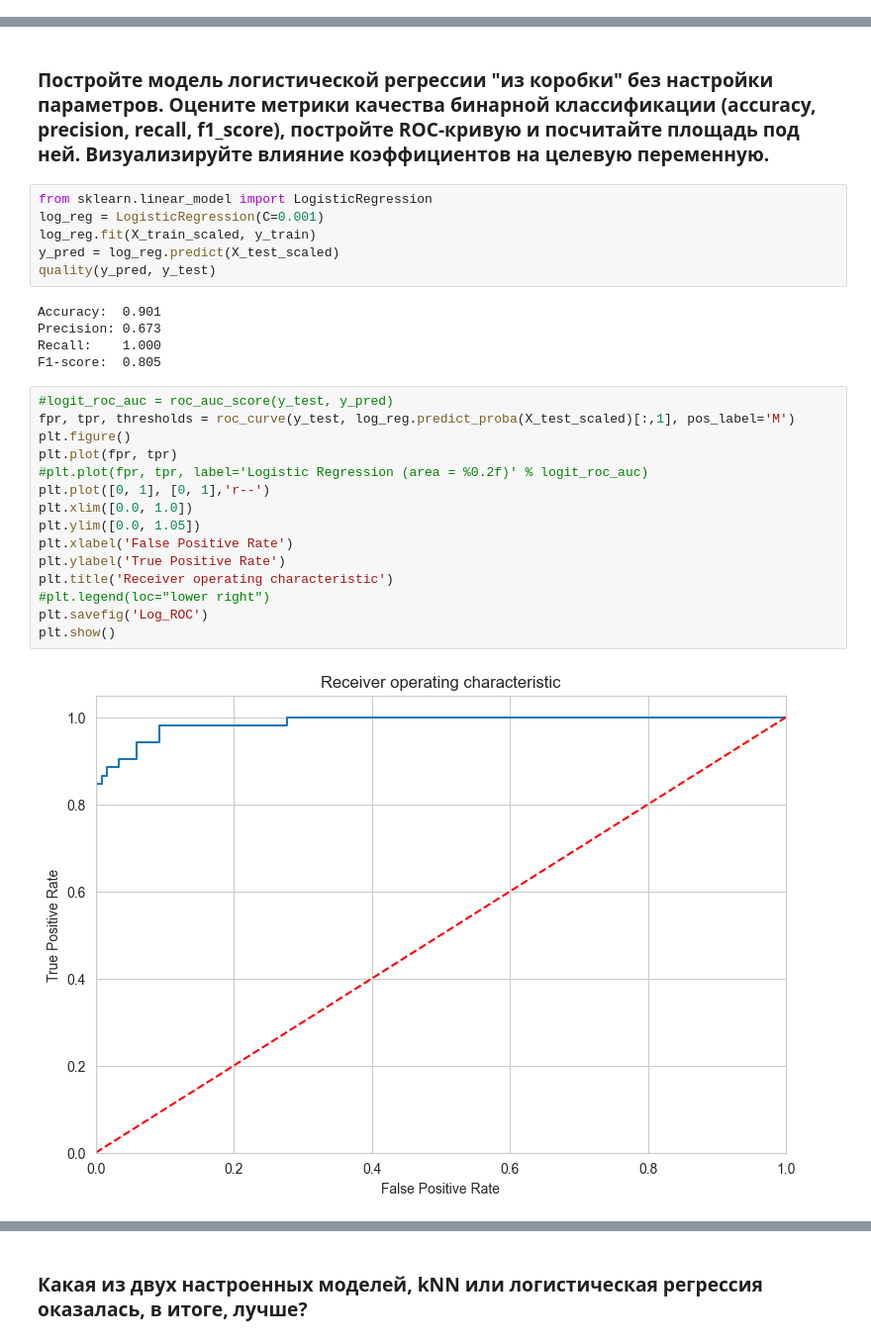
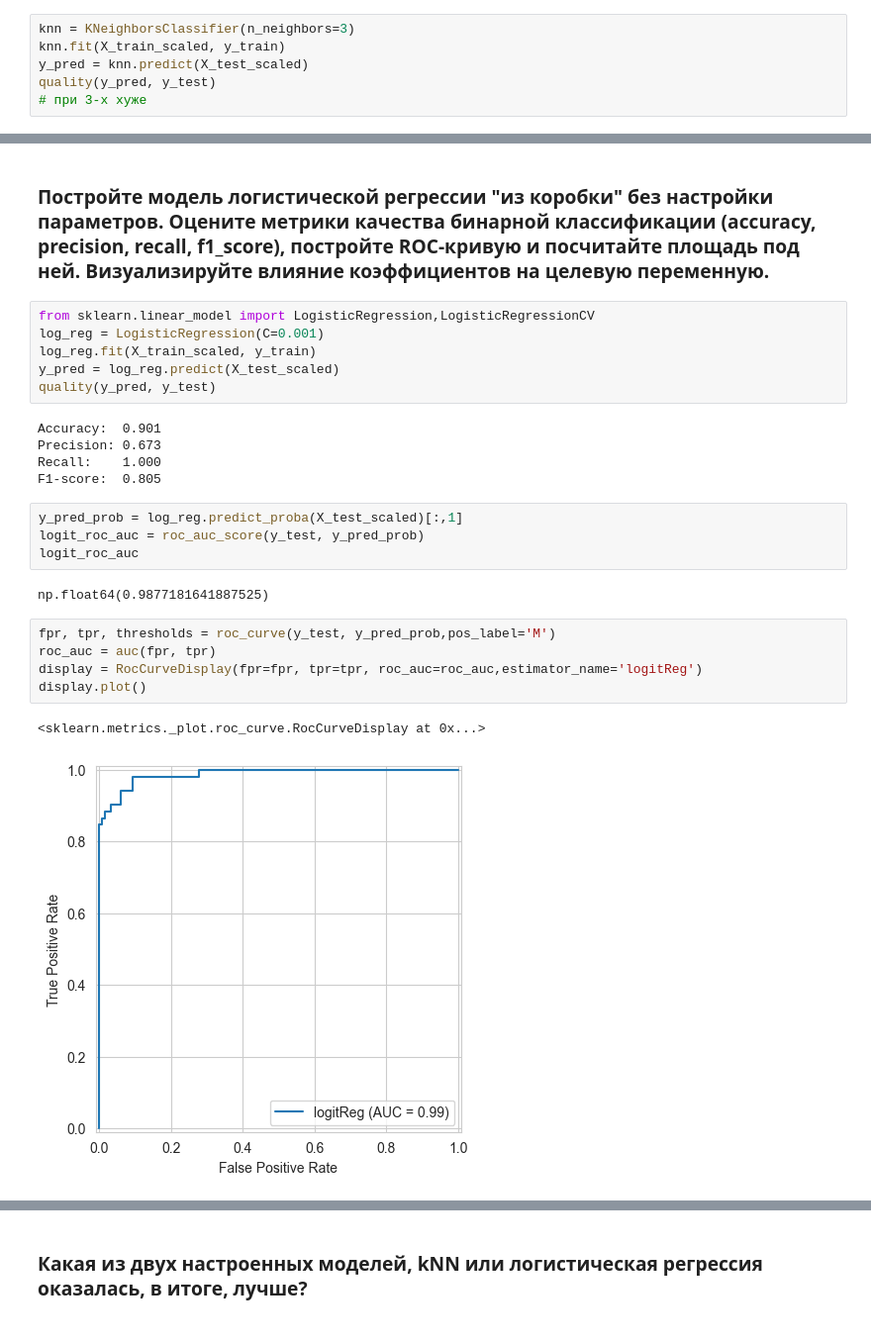
Before and after one commit to georgybarabanshchikov/otusmlbasic, a Jupyter notebook: hw-6/breast-cancer-wisconsin.ipynb, the cells around one changed output, grey strips where cells are left out. Shown: that part at 99% size. Cells and saved outputs as stored; diff of their text form.

```diff
--- a/hw-6/breast-cancer-wisconsin.ipynb
+++ b/hw-6/breast-cancer-wisconsin.ipynb
@@ -356,0 +349,6 @@ display.plot()
+# %%
+knn = KNeighborsClassifier(n_neighbors=3)
+knn.fit(X_train_scaled, y_train)
+y_pred = knn.predict(X_test_scaled)
+quality(y_pred, y_test)
+# при 3-х хуже
@@ -364,7 +368,7 @@ display.plot()
 
 ### Постройте модель логистической регрессии "из коробки" без настройки параметров. Оцените метрики качества бинарной классификации (accuracy, precision, recall, f1_score), постройте ROC-кривую и посчитайте площадь под ней. Визуализируйте влияние коэффициентов на целевую переменную.
 # %%
-from sklearn.linear_model import LogisticRegression
+from sklearn.linear_model import LogisticRegression,LogisticRegressionCV
 log_reg = LogisticRegression(C=0.001)
 log_reg.fit(X_train_scaled, y_train)
 y_pred = log_reg.predict(X_test_scaled)
@@ -374,21 +378,18 @@ Accuracy:  0.901
 Precision: 0.673
 Recall:    1.000
 F1-score:  0.805
+# %%
+y_pred_prob = log_reg.predict_proba(X_test_scaled)[:,1]
+logit_roc_auc = roc_auc_score(y_test, y_pred_prob)
+logit_roc_auc
+# %% [output]
+np.float64(0.9877181641887525)
 # %%
-#logit_roc_auc = roc_auc_score(y_test, y_pred)
-fpr, tpr, thresholds = roc_curve(y_test, log_reg.predict_proba(X_test_scaled)[:,1], pos_label='M')
-plt.figure()
-plt.plot(fpr, tpr)
-#plt.plot(fpr, tpr, label='Logistic Regression (area = %0.2f)' % logit_roc_auc)
-plt.plot([0, 1], [0, 1],'r--')
-plt.xlim([0.0, 1.0])
-plt.ylim([0.0, 1.05])
-plt.xlabel('False Positive Rate')
-plt.ylabel('True Positive Rate')
-plt.title('Receiver operating characteristic')
-#plt.legend(loc="lower right")
-plt.savefig('Log_ROC')
-plt.show()
+fpr, tpr, thresholds = roc_curve(y_test, y_pred_prob,pos_label='M')
+roc_auc = auc(fpr, tpr)
+display = RocCurveDisplay(fpr=fpr, tpr=tpr, roc_auc=roc_auc,estimator_name='logitReg')
+display.plot()
 # %% [output]
+<sklearn.metrics._plot.roc_curve.RocCurveDisplay at 0x...>
-[figure, old version]
+[figure, new version]
 # %% [markdown]
```
Also changed, not shown: parts of 42 cells of this notebook, 4 other files.
